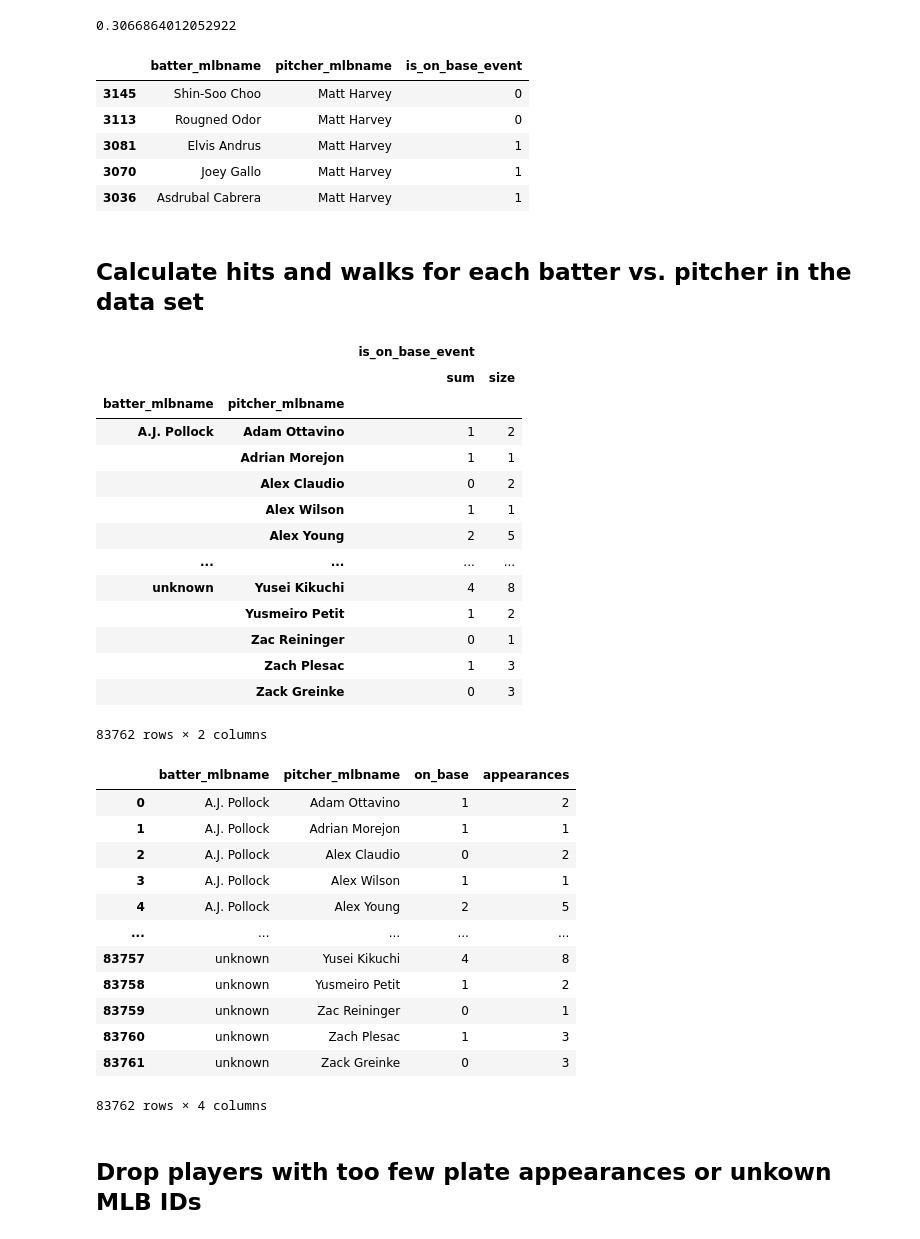
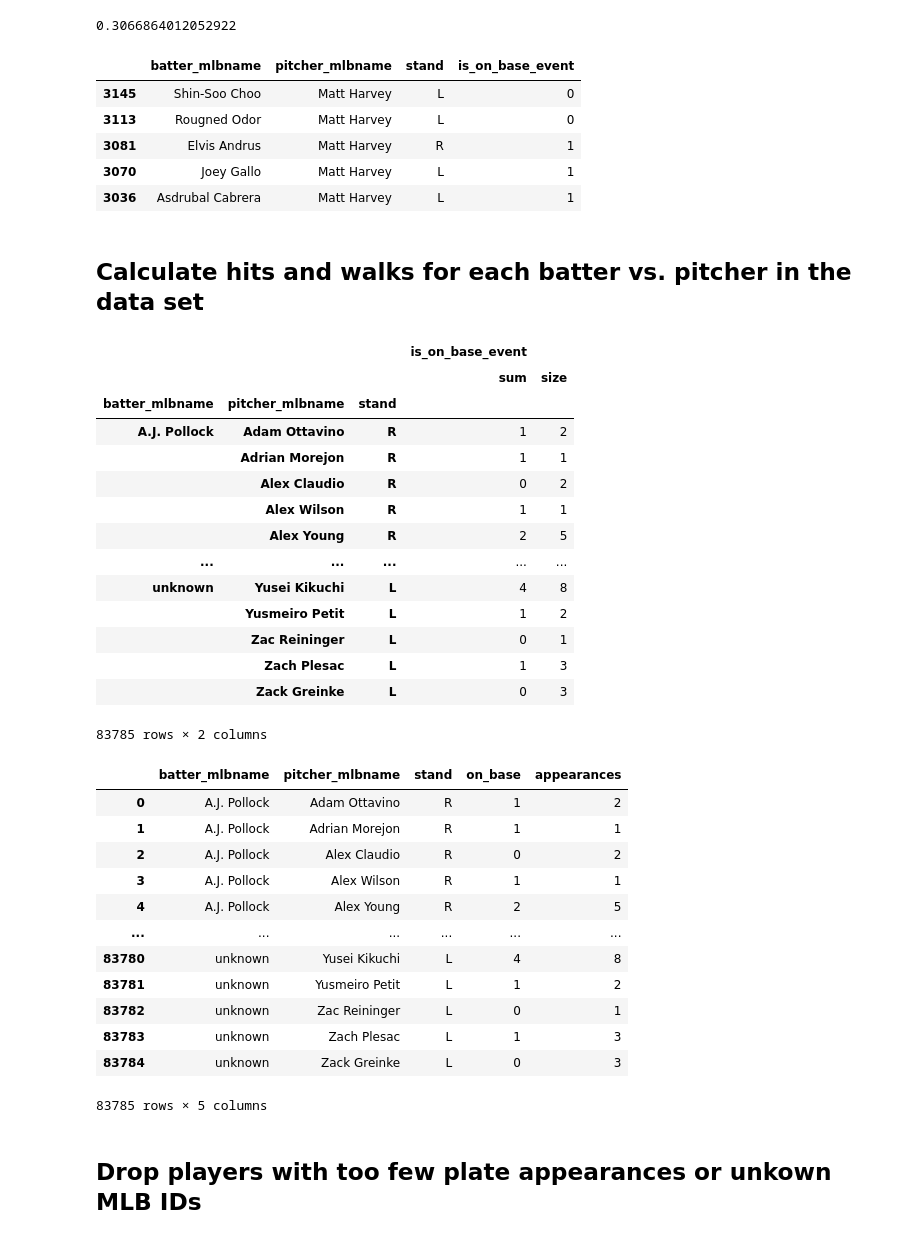
Before and after one commit to dantegates/mlb-statcast, a Jupyter notebook: player-ranking.ipynb, the cells around one changed output. Saved outputs shown, nothing was run; the diff lists cells and outputs as text; code cells hidden in the pictures.

```diff
--- a/player-ranking.ipynb
+++ b/player-ranking.ipynb
@@ -114,7 +114,7 @@ d = (df
     .sort_values(['game_pk', 'at_bat_number', 'pitch_number'])
     .groupby(['game_pk', 'at_bat_number'])
     .tail(1)
-)[['batter_mlbname', 'pitcher_mlbname', 'is_on_base_event']]
+)[['batter_mlbname', 'pitcher_mlbname', 'stand', 'is_on_base_event']]
 # %%
 d.is_on_base_event.mean()
 # %% [output]
@@ -122,52 +122,52 @@ d.is_on_base_event.mean()
 # %%
 d.head()
 # %% [output]
-|  | batter_mlbname | pitcher_mlbname | is_on_base_event |
-| 3145 | Shin-Soo Choo | Matt Harvey | 0 |
-| 3113 | Rougned Odor | Matt Harvey | 0 |
-| 3081 | Elvis Andrus | Matt Harvey | 1 |
-| 3070 | Joey Gallo | Matt Harvey | 1 |
-| 3036 | Asdrubal Cabrera | Matt Harvey | 1 |
+|  | batter_mlbname | pitcher_mlbname | stand | is_on_base_event |
+| 3145 | Shin-Soo Choo | Matt Harvey | L | 0 |
+| 3113 | Rougned Odor | Matt Harvey | L | 0 |
+| 3081 | Elvis Andrus | Matt Harvey | R | 1 |
+| 3070 | Joey Gallo | Matt Harvey | L | 1 |
+| 3036 | Asdrubal Cabrera | Matt Harvey | L | 1 |
 # %% [markdown]
 ## Calculate hits and walks for each batter vs. pitcher in the data set
 # %%
-d = d.groupby(['batter_mlbname', 'pitcher_mlbname']).agg({'is_on_base_event': ['sum', 'size']})
+d = d.groupby(['batter_mlbname', 'pitcher_mlbname', 'stand']).agg({'is_on_base_event': ['sum', 'size']})
 d
 # %% [output]
-|  |  | is_on_base_event |  |
-|  |  | sum | size |
-| batter_mlbname | pitcher_mlbname |  |  |
-| A.J. Pollock | Adam Ottavino | 1 | 2 |
-|  | Adrian Morejon | 1 | 1 |
-|  | Alex Claudio | 0 | 2 |
-|  | Alex Wilson | 1 | 1 |
-|  | Alex Young | 2 | 5 |
-| ... | ... | ... | ... |
-| unknown | Yusei Kikuchi | 4 | 8 |
-|  | Yusmeiro Petit | 1 | 2 |
-|  | Zac Reininger | 0 | 1 |
-|  | Zach Plesac | 1 | 3 |
-|  | Zack Greinke | 0 | 3 |
+|  |  |  | is_on_base_event |  |
+|  |  |  | sum | size |
+| batter_mlbname | pitcher_mlbname | stand |  |  |
+| A.J. Pollock | Adam Ottavino | R | 1 | 2 |
+|  | Adrian Morejon | R | 1 | 1 |
+|  | Alex Claudio | R | 0 | 2 |
+|  | Alex Wilson | R | 1 | 1 |
+|  | Alex Young | R | 2 | 5 |
+| ... | ... | ... | ... | ... |
+| unknown | Yusei Kikuchi | L | 4 | 8 |
+|  | Yusmeiro Petit | L | 1 | 2 |
+|  | Zac Reininger | L | 0 | 1 |
+|  | Zach Plesac | L | 1 | 3 |
+|  | Zack Greinke | L | 0 | 3 |
-83762 rows × 2 columns
+83785 rows × 2 columns
 # %%
 d = pd.concat([d['is_on_base_event']['sum'], d['is_on_base_event']['size']], axis=1).reset_index()
 # %%
 d.rename({'sum': 'on_base', 'size': 'appearances'}, axis=1, inplace=True)
 d
 # %% [output]
-|  | batter_mlbname | pitcher_mlbname | on_base | appearances |
-| 0 | A.J. Pollock | Adam Ottavino | 1 | 2 |
-| 1 | A.J. Pollock | Adrian Morejon | 1 | 1 |
-| 2 | A.J. Pollock | Alex Claudio | 0 | 2 |
-| 3 | A.J. Pollock | Alex Wilson | 1 | 1 |
-| 4 | A.J. Pollock | Alex Young | 2 | 5 |
-| ... | ... | ... | ... | ... |
-| 83757 | unknown | Yusei Kikuchi | 4 | 8 |
-| 83758 | unknown | Yusmeiro Petit | 1 | 2 |
-| 83759 | unknown | Zac Reininger | 0 | 1 |
-| 83760 | unknown | Zach Plesac | 1 | 3 |
-| 83761 | unknown | Zack Greinke | 0 | 3 |
+|  | batter_mlbname | pitcher_mlbname | stand | on_base | appearances |
+| 0 | A.J. Pollock | Adam Ottavino | R | 1 | 2 |
+| 1 | A.J. Pollock | Adrian Morejon | R | 1 | 1 |
+| 2 | A.J. Pollock | Alex Claudio | R | 0 | 2 |
+| 3 | A.J. Pollock | Alex Wilson | R | 1 | 1 |
+| 4 | A.J. Pollock | Alex Young | R | 2 | 5 |
+| ... | ... | ... | ... | ... | ... |
+| 83780 | unknown | Yusei Kikuchi | L | 4 | 8 |
+| 83781 | unknown | Yusmeiro Petit | L | 1 | 2 |
+| 83782 | unknown | Zac Reininger | L | 0 | 1 |
+| 83783 | unknown | Zach Plesac | L | 1 | 3 |
+| 83784 | unknown | Zack Greinke | L | 0 | 3 |
-83762 rows × 4 columns
+83785 rows × 5 columns
 # %% [markdown]
 ## Drop players with too few plate appearances or unkown MLB IDs
 # %%
```
Also changed, not shown: parts of 28 cells of this notebook, 1 other file.
